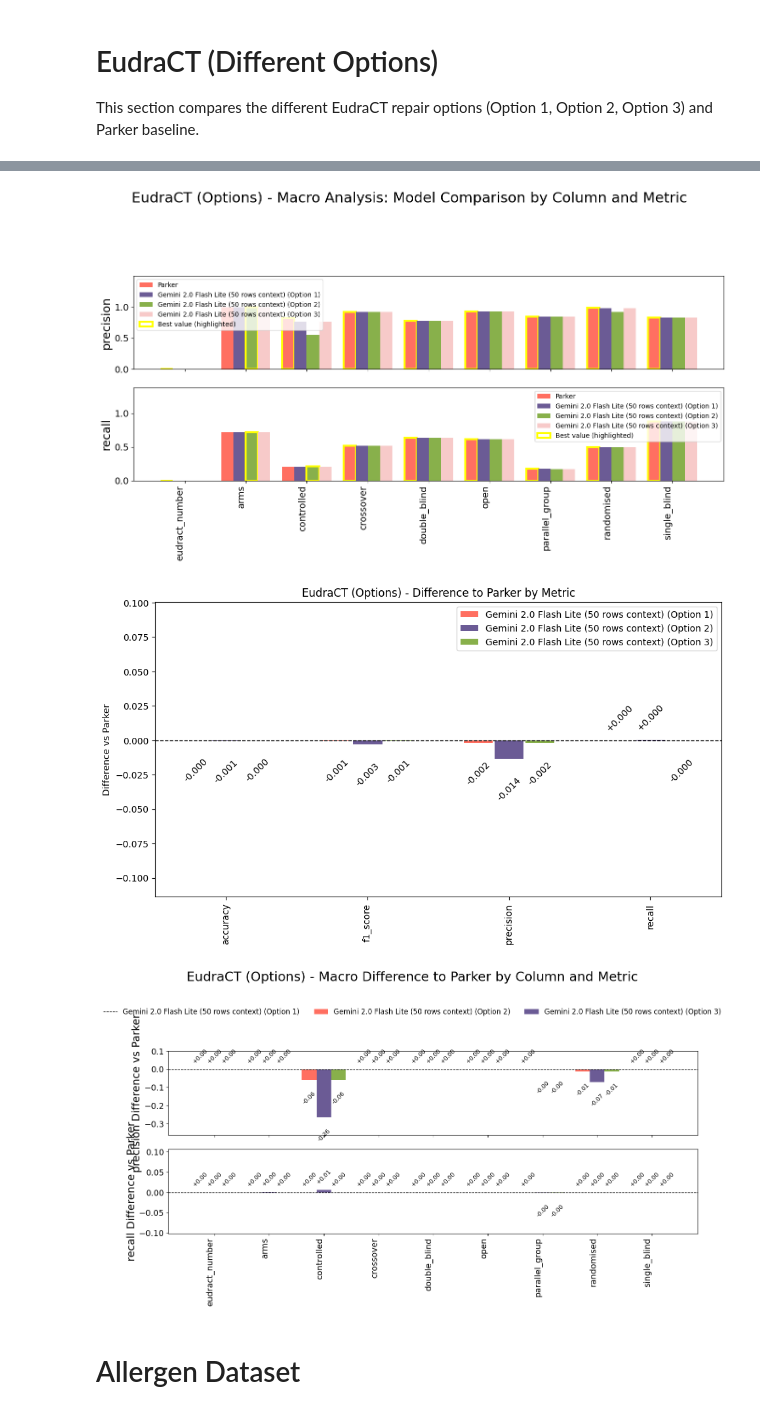
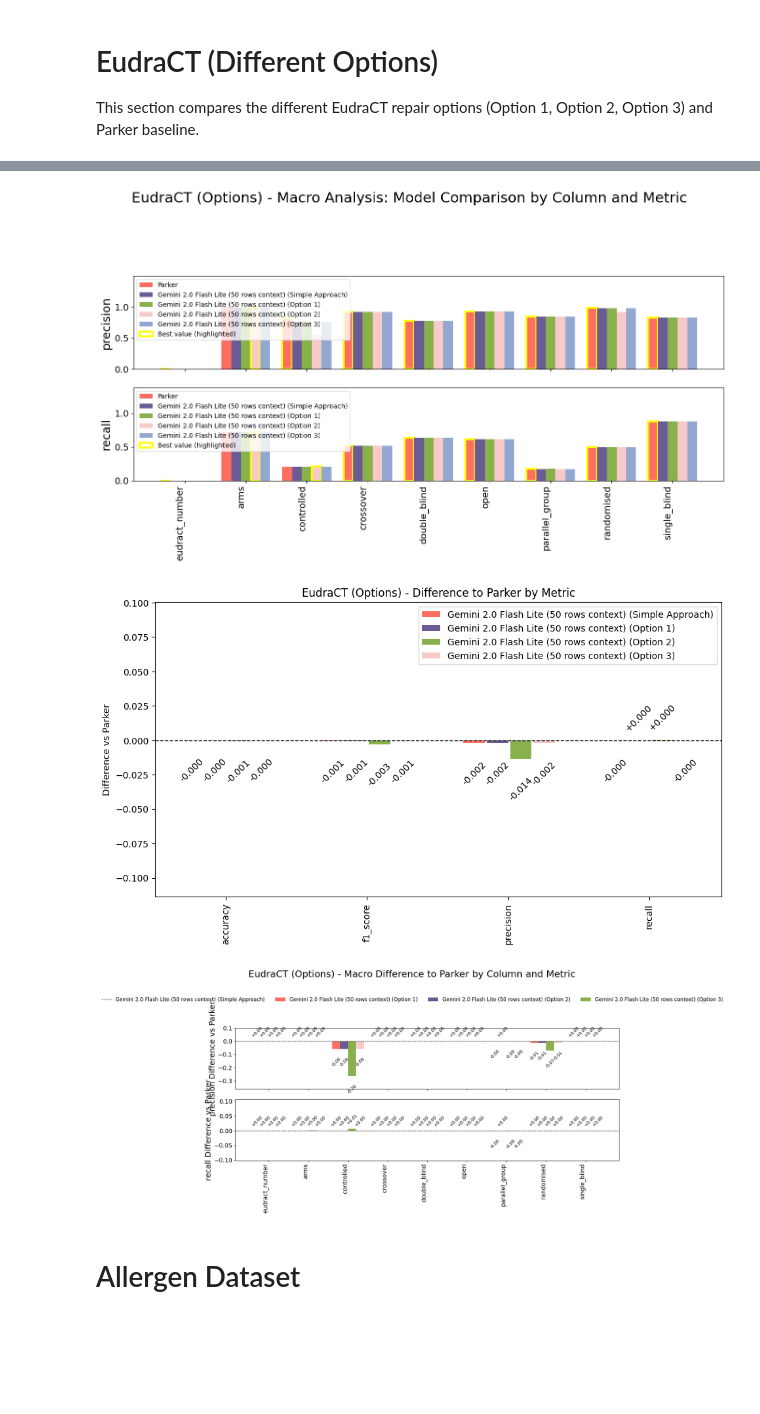
Before and after one commit to lukasketzer/llm_data_quality_assistant, a Jupyter notebook: analysis/results/graphs.ipynb, the cells around one changed output, grey strips where cells are left out. Saved outputs shown, nothing was run; the diff lists cells and outputs as text; code cells hidden in the pictures; blank space fills up the shorter version.

Commit message:
fixed headlines of graphs

```diff
--- a/analysis/results/graphs.ipynb
+++ b/analysis/results/graphs.ipynb
@@ -268,14 +268,14 @@ This section compares the different EudraCT repair options (Option 1, Option 2,
 base_path = os.path.join('.', 'eudract')
 micro_files = {
     "Parker": "parker_results_micro.json",
-    "Gemini 2.0 Flash Lite (50 rows context) (Simple Approach)": "gemini_2_0_flash_lite_50_rows_context_option_1_results_micro.json",
+    "Gemini 2.0 Flash Lite (50 rows context) (Simple Approach)": "gemini_2_0_flash_lite_50_rows_context_simple_approach_results_micro.json",
     "Gemini 2.0 Flash Lite (50 rows context) (Option 1)": "gemini_2_0_flash_lite_50_rows_context_option_1_results_micro.json",
     "Gemini 2.0 Flash Lite (50 rows context) (Option 2)": "gemini_2_0_flash_lite_50_rows_context_parker_postprocessing_option_2_results_micro.json",
     "Gemini 2.0 Flash Lite (50 rows context) (Option 3)": "gemini_2_0_flash_lite_50_rows_context_option_3_results_micro.json",
 }
 macro_files = {
     "Parker": "parker_results_macro.json",
-    "Gemini 2.0 Flash Lite (50 rows context) (Simple Approach)": "gemini_2_0_flash_lite_50_rows_context_option_1_results_micro.json",
+    "Gemini 2.0 Flash Lite (50 rows context) (Simple Approach)": "gemini_2_0_flash_lite_50_rows_context_simple_approach_results_macro.json",
     "Gemini 2.0 Flash Lite (50 rows context) (Option 1)": "gemini_2_0_flash_lite_50_rows_context_option_1_results_macro.json",
     "Gemini 2.0 Flash Lite (50 rows context) (Option 2)": "gemini_2_0_flash_lite_50_rows_context_parker_postprocessing_option_2_results_macro.json",
     "Gemini 2.0 Flash Lite (50 rows context) (Option 3)": "gemini_2_0_flash_lite_50_rows_context_option_3_results_macro.json",
@@ -295,6 +295,6 @@ plot_macro_difference_vs_parker(load_model_data(base_path, macro_files), "EudraC
-[figure, old version]
+[figure, new version]
-[figure, old version]
+[figure, new version]
-[figure, old version]
+[figure, new version]
 # %% [markdown]
 # Allergen Dataset
 # %%
```
Also changed, not shown: parts of 2 cells of this notebook.
